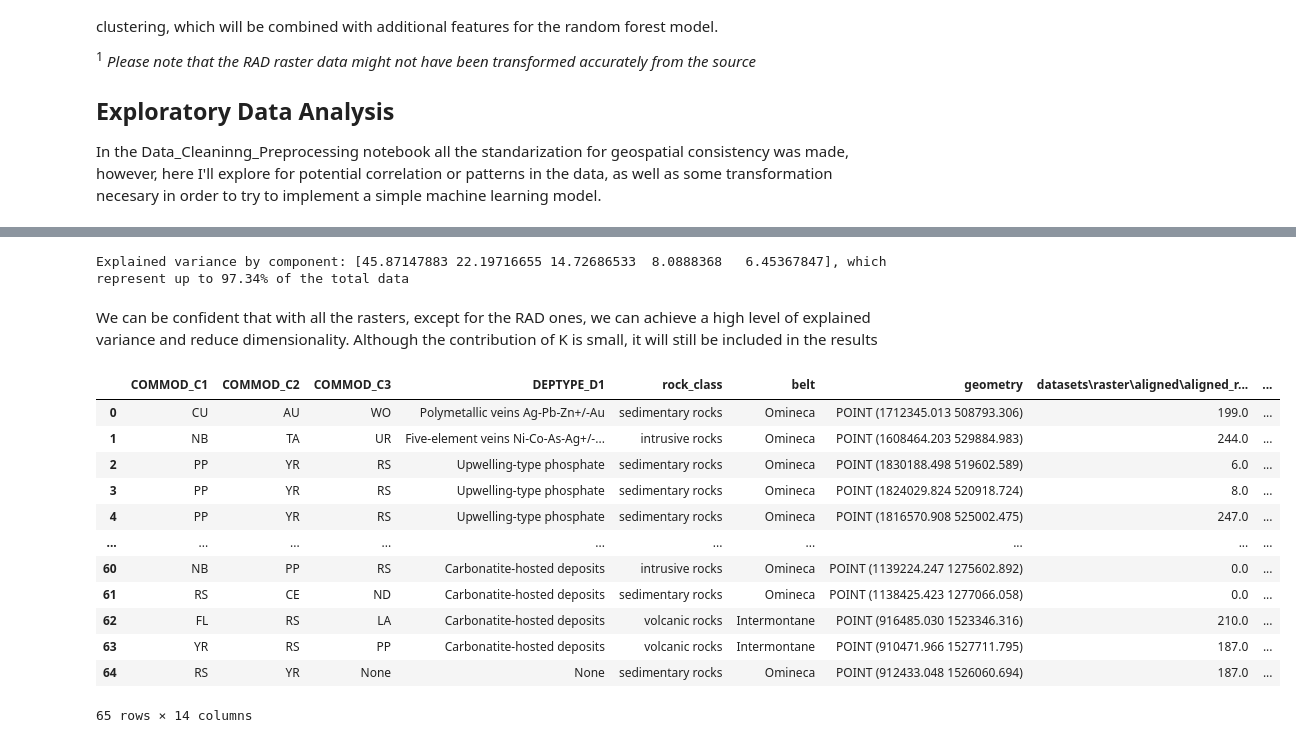
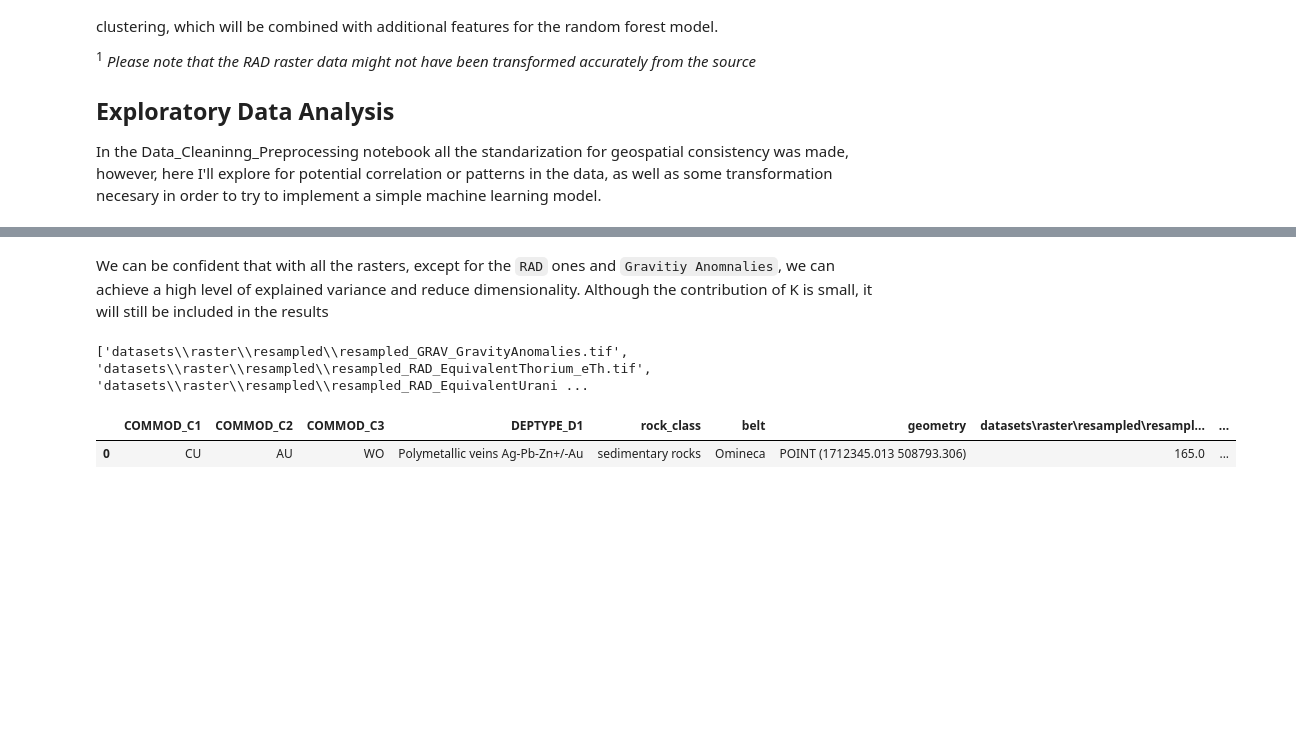
Before and after one commit to cvillarragamo/Tech_Treasures_Challenge, a Jupyter notebook: Tech_Treassure_for_REE_minerals.ipynb, the cells around one changed output, grey strips where cells are left out. Saved outputs shown, nothing was run; the diff lists cells and outputs as text; code cells hidden in the pictures; blank space fills up the shorter version.

```diff
--- a/Tech_Treassure_for_REE_minerals.ipynb
+++ b/Tech_Treassure_for_REE_minerals.ipynb
@@ -88,19 +96,0 @@ deposits.drop(columns=['STATUS_D','strat_unit', 'rock_type', 'age_max', 'age_min
-# %%
-import rasterio
-
-# Get the common extent (intersection) of all rasters
-min_x, min_y, max_x, max_y = None, None, None, None
-
-for raster_path in raster_paths:
-    with rasterio.open(raster_path) as src:
-        bounds = src.bounds
-        if min_x is None:
-            min_x, min_y, max_x, max_y = bounds.left, bounds.bottom, bounds.right, bounds.top
-        else:
-            min_x = max(min_x, bounds.left)
-            min_y = max(min_y, bounds.bottom)
-            max_x = min(max_x, bounds.right)
-            max_y = min(max_y, bounds.top)
-
-# Print the common extent
-print(f"Common extent: min_x={min_x}, min_y={min_y}, max_x={max_x}, max_y={max_y}")
@@ -171,17 +114,18 @@ import numpy as np
 from sklearn.decomposition import PCA
 import matplotlib.pyplot as plt
 import pandas as pd
-#
-# Load the deposit points
-#deposits = gpd.read_file(r"datasets\shp\cmBC.shp") #all critical minerals ocurrences in BC
-#deposits_all = gpd.read_file(r"datasets\shp\cmBC.shp") # When selecting RS deposits
+
+"""If you want to try the diffences of PCA with REE commodities you can uncomment the following lines.
+The code runned is following the all togheter approach with deposits = all records for critical minerals
+"""
+#deposits_all = deposits.copy()
 
 #deposits=deposits_all[(deposits_all['COMMOD_C1']=='RS') | (deposits_all['COMMOD_C2']=='RS') | (deposits_all['COMMOD_C3']=='RS')]
 #deposits=deposits_all[(deposits_all['COMMOD_C1']=='RS') | (deposits_all['COMMOD_C2']=='RS')]
 #deposits=deposits_all[(deposits_all['COMMOD_C1']=='RS')]
 
 # Define the raster files list
-raster_paths = [os.path.join(r'datasets\raster\aligned', f) for f in os.listdir(r'datasets\raster\aligned') if f.lower().endswith('.tif')]
+raster_paths = [os.path.join(r'datasets\raster\resampled', f) for f in os.listdir(r'datasets\raster\resampled') if f.lower().endswith('.tif')]
 # %%
 # Initialize an array to hold raster values for each deposit point
 features = np.zeros((len(deposits), len(raster_paths)))
@@ -222,30 +162,16 @@ plt.show()
-# %%
-explained_variance = pca.explained_variance_ratio_
-print(f"Explained variance by component: {(100*explained_variance)}, which represent up to {round(sum(explained_variance)*100,2)}% of the total data")
-# %% [output]
-Explained variance by component: [45.87147883 22.19716655 14.72686533  8.0888368   6.45367847], which represent up to 97.34% of the total data
 # %% [markdown]
-We can be confident that with all the rasters, except for the RAD ones, we can achieve a high level of explained variance and reduce dimensionality. Although the contribution of K is small, it will still be included in the results
+We can be confident that with all the rasters, except for the `RAD` ones and `Gravitiy Anomnalies`, we can achieve a high level of explained variance and reduce dimensionality. Although the contribution of K is small, it will still be included in the results
 # %%
-columns = [i for i in features_df.columns if 'RAD' in i and 'Potassium' not in i]
-columns
+#Selecting columns to drop in the dataset
+columns = [i for i in features_df.columns if 'RAD' in i and 'Potassium' not in i or 'Gravity'in i]
+print(columns)
 features_important=features_df.drop(columns=columns)
 
 
-# Join this DataFrame with the deposits DataFrame to keep geographic info
+#Join this DataFrame with the deposits DataFrame to keep geographic info
 final_df = pd.concat([deposits.reset_index(drop=True), features_important], axis=1)
-final_df
+final_df.head(1)
 # %% [output]
+['datasets\\raster\\resampled\\resampled_GRAV_GravityAnomalies.tif', 'datasets\\raster\\resampled\\resampled_RAD_EquivalentThorium_eTh.tif', 'datasets\\raster\\resampled\\resampled_RAD_EquivalentUrani ...
-|  | COMMOD_C1 | COMMOD_C2 | COMMOD_C3 | DEPTYPE_D1 | rock_class | belt | geometry | datasets\raster\aligned\aligned_r... | ... |
-| 0 | CU | AU | WO | Polymetallic veins Ag-Pb-Zn+/-Au | sedimentary rocks | Omineca | POINT (1712345.013 508793.306) | 199.0 | ... |
-| 1 | NB | TA | UR | Five-element veins Ni-Co-As-Ag+/-... | intrusive rocks | Omineca | POINT (1608464.203 529884.983) | 244.0 | ... |
-| 2 | PP | YR | RS | Upwelling-type phosphate | sedimentary rocks | Omineca | POINT (1830188.498 519602.589) | 6.0 | ... |
-| 3 | PP | YR | RS | Upwelling-type phosphate | sedimentary rocks | Omineca | POINT (1824029.824 520918.724) | 8.0 | ... |
-| 4 | PP | YR | RS | Upwelling-type phosphate | sedimentary rocks | Omineca | POINT (1816570.908 525002.475) | 247.0 | ... |
-| ... | ... | ... | ... | ... | ... | ... | ... | ... | ... |
-| 60 | NB | PP | RS | Carbonatite-hosted deposits | intrusive rocks | Omineca | POINT (1139224.247 1275602.892) | 0.0 | ... |
-| 61 | RS | CE | ND | Carbonatite-hosted deposits | sedimentary rocks | Omineca | POINT (1138425.423 1277066.058) | 0.0 | ... |
-| 62 | FL | RS | LA | Carbonatite-hosted deposits | volcanic rocks | Intermontane | POINT (916485.030 1523346.316) | 210.0 | ... |
-| 63 | YR | RS | PP | Carbonatite-hosted deposits | volcanic rocks | Intermontane | POINT (910471.966 1527711.795) | 187.0 | ... |
-| 64 | RS | YR | None | None | sedimentary rocks | Omineca | POINT (912433.048 1526060.694) | 187.0 | ... |
+|  | COMMOD_C1 | COMMOD_C2 | COMMOD_C3 | DEPTYPE_D1 | rock_class | belt | geometry | datasets\raster\resampled\resampl... | ... |
+| 0 | CU | AU | WO | Polymetallic veins Ag-Pb-Zn+/-Au | sedimentary rocks | Omineca | POINT (1712345.013 508793.306) | 165.0 | ... |
-65 rows × 14 columns
```
Also changed, not shown: parts of 72 cells of this notebook, 6 other files.
